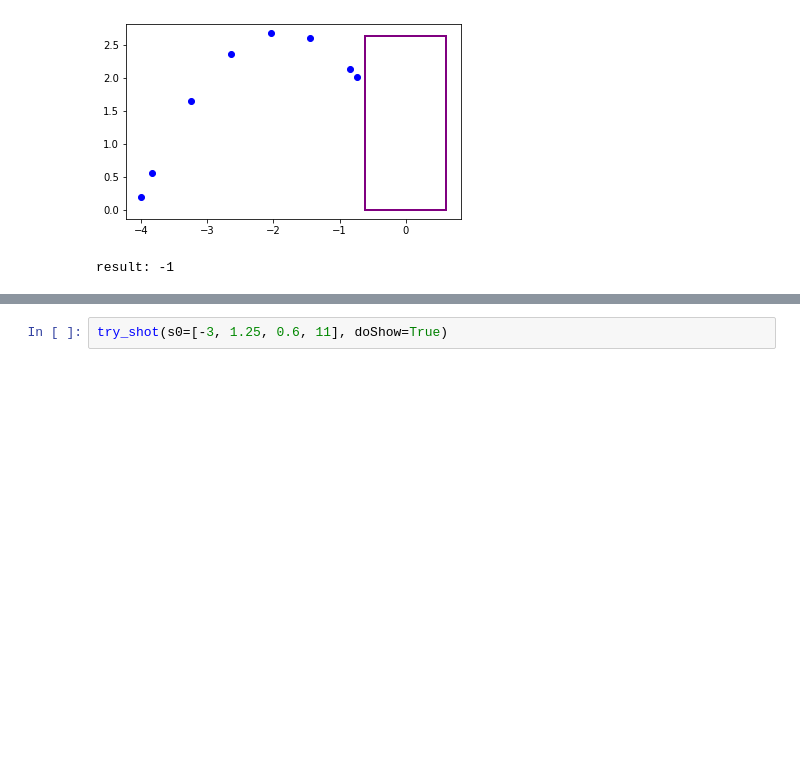
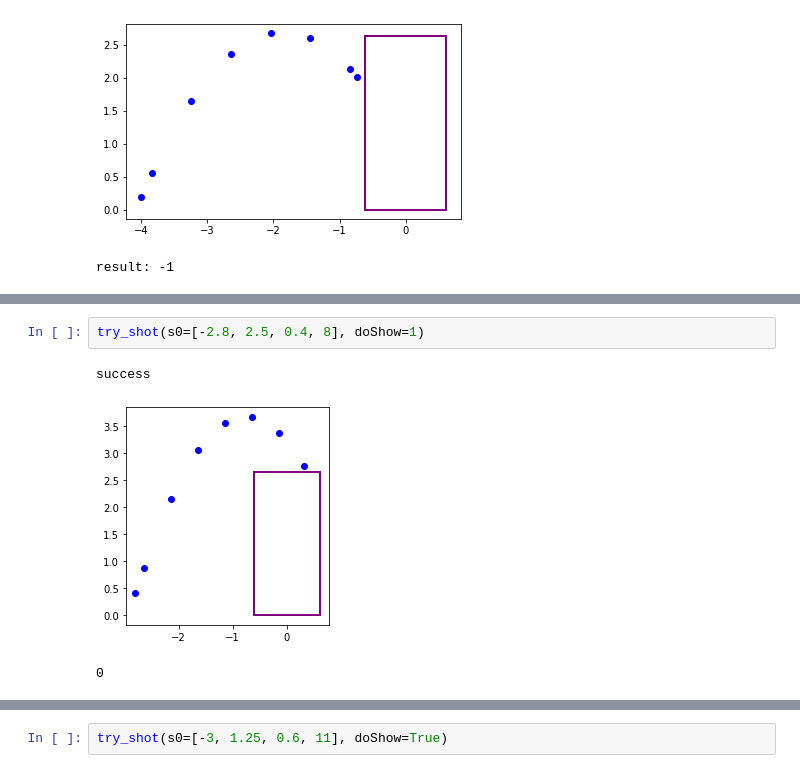
Before and after one commit to qwertpas/shotPlanner2022, a Jupyter notebook: simulate_shot.ipynb, the cells around one changed output, grey strips where cells are left out. Cells and saved outputs as stored; diff of their text form; blank space fills up the shorter version.

```diff
--- a/simulate_shot.ipynb
+++ b/simulate_shot.ipynb
@@ -111 +135,7 @@ print(10*14*6*8)
+# %%
+try_shot(s0=[-2.8, 2.5, 0.4, 8], doShow=1)
+# %% [output]
+success
+[figure, added]
+0
 # %%
```
Also changed, not shown: parts of 4 cells of this notebook, 1 other file.
